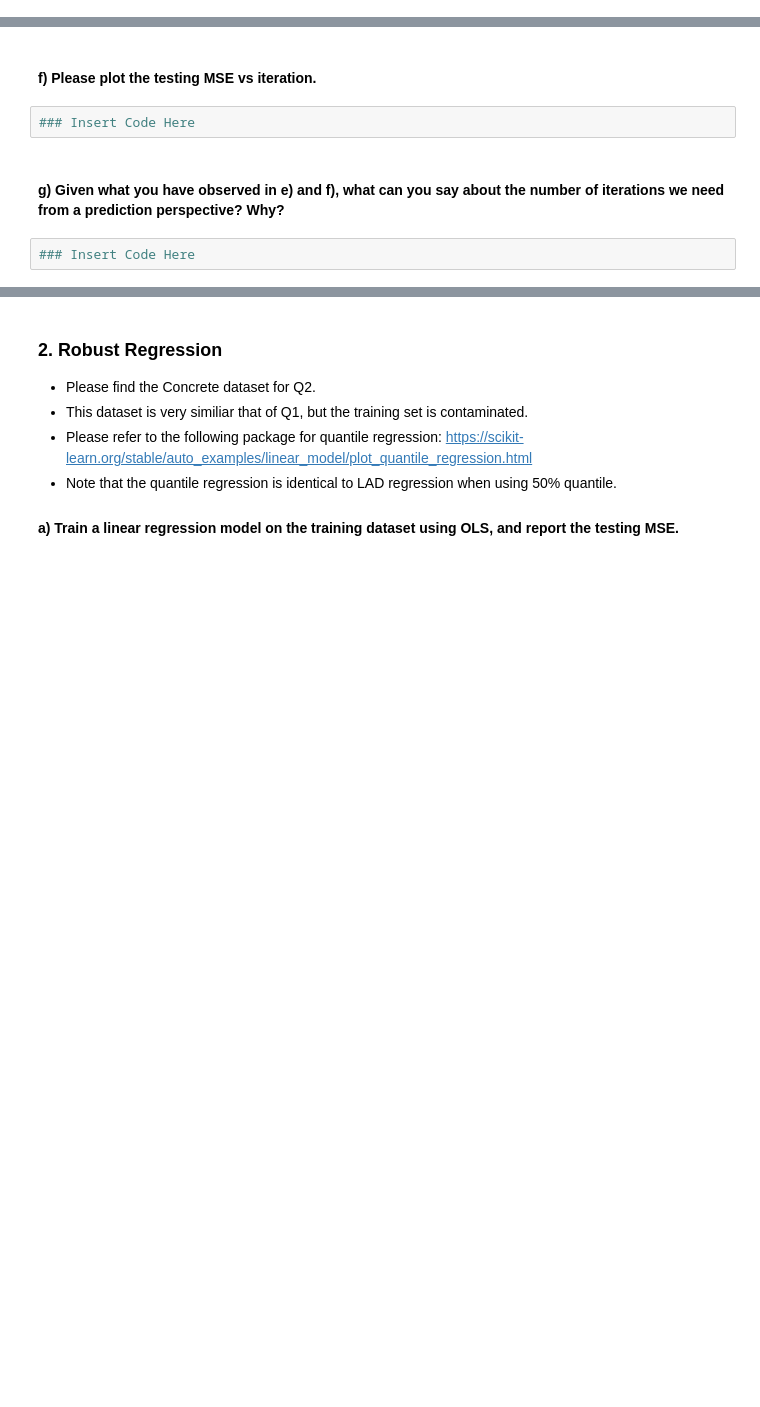
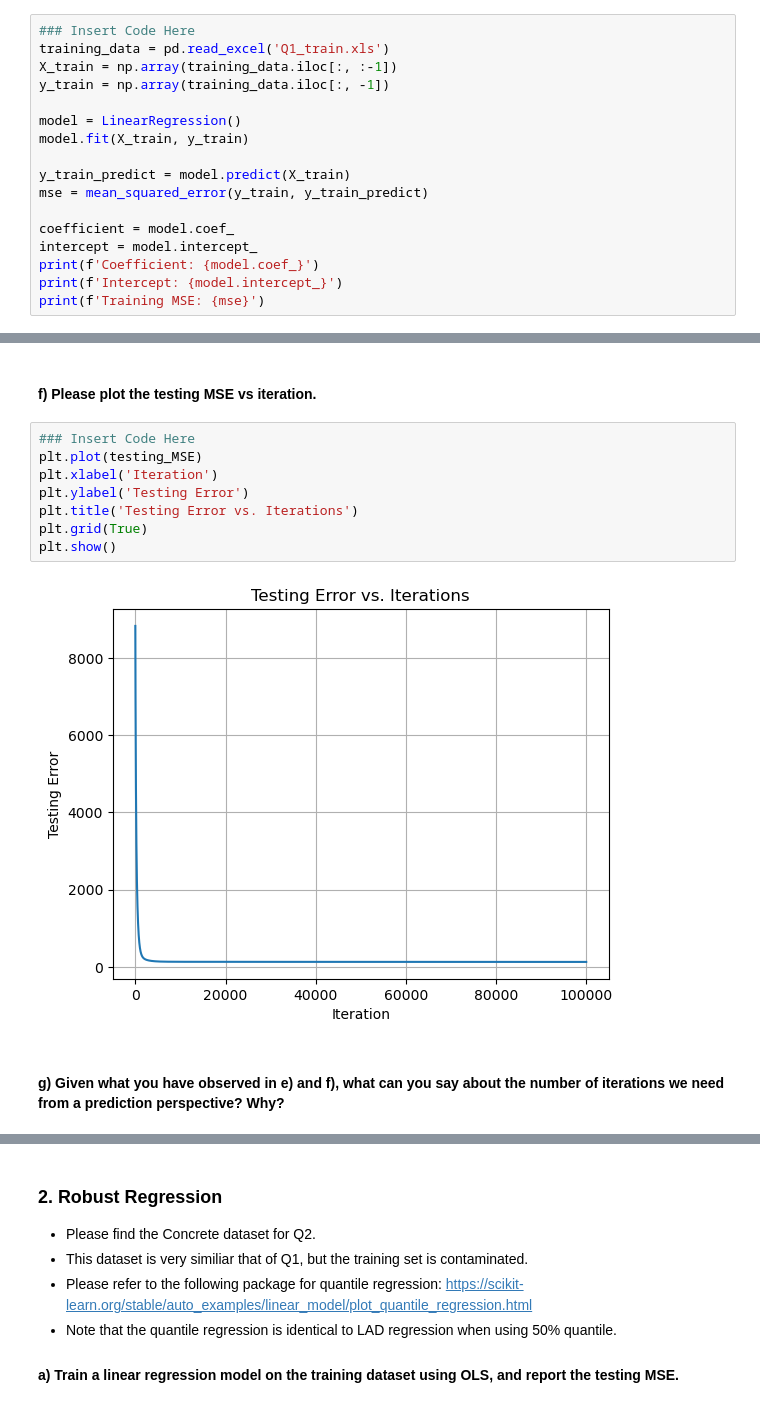
Before and after one commit to wenxinjiang2002/Computational-Data-Analysis, a Jupyter notebook: CDA HW1/Assignment+1.ipynb, the cells around one changed output, grey strips where cells are left out. Cells and saved outputs as stored; diff of their text form; blank space fills up the shorter version.

```diff
--- a/CDA HW1/Assignment+1.ipynb
+++ b/CDA HW1/Assignment+1.ipynb
@@ -29,0 +31,17 @@ import numpy as np
+# %%
+### Insert Code Here
+training_data = pd.read_excel('Q1_train.xls')
+X_train = np.array(training_data.iloc[:, :-1])
+y_train = np.array(training_data.iloc[:, -1])
+
+model = LinearRegression()
+model.fit(X_train, y_train)
+
+y_train_predict = model.predict(X_train)
+mse = mean_squared_error(y_train, y_train_predict)
+
+coefficient = model.coef_
+intercept = model.intercept_
+print(f'Coefficient: {model.coef_}')
+print(f'Intercept: {model.intercept_}')
+print(f'Training MSE: {mse}')
@@ -57,8 +165,14 @@ Here, set max_iteration = 1e5, stepsize = 3e-7, and stopping criterion = 1e-5. P
 # %% [markdown]
 #### f) Please plot the testing MSE vs iteration.
-# %%
-### Insert Code Here
+# %%
+### Insert Code Here
+plt.plot(testing_MSE)
+plt.xlabel('Iteration')
+plt.ylabel('Testing Error')
+plt.title('Testing Error vs. Iterations')
+plt.grid(True)
+plt.show()
+# %% [output]
+[figure, added]
 # %% [markdown]
 #### g) Given what you have observed in e) and f), what can you say about the number of iterations we need from a prediction perspective? Why?
-# %%
-### Insert Code Here
```
Also changed, not shown: parts of 35 cells of this notebook.
